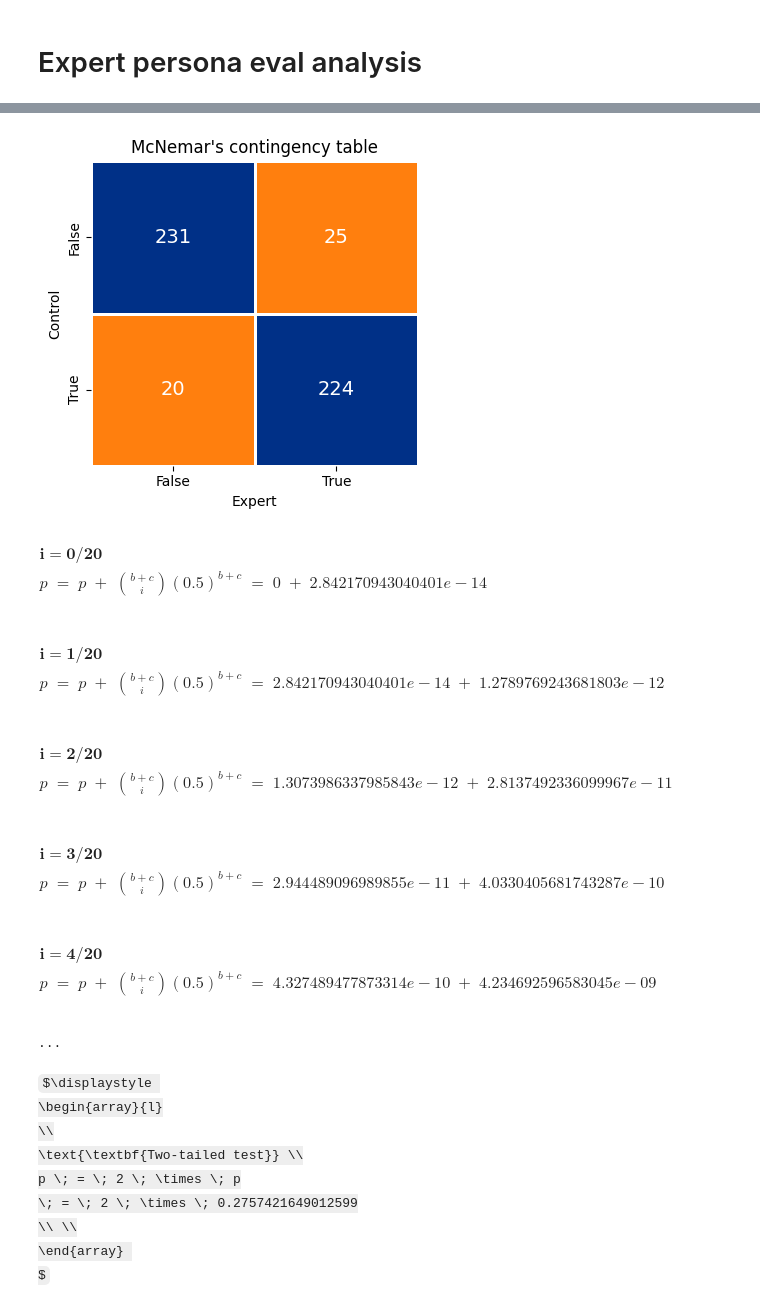
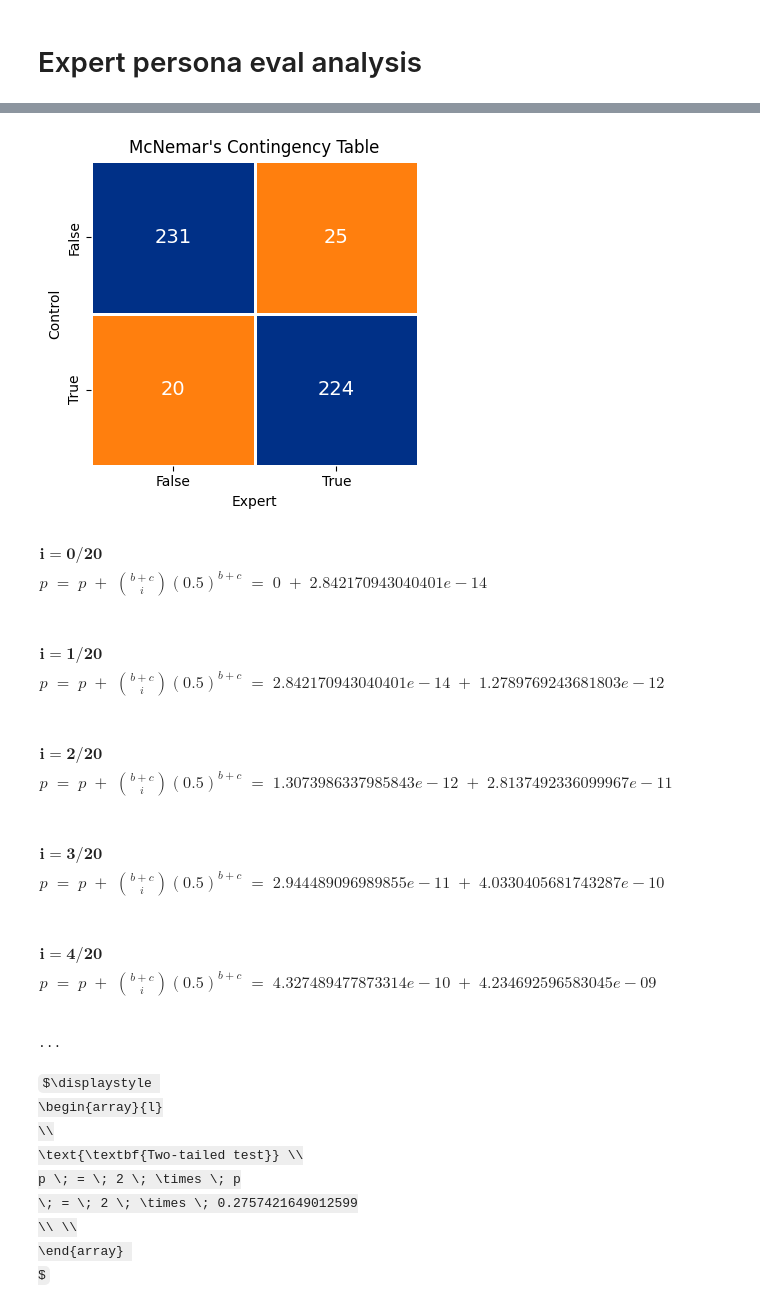
Before and after one commit to jcarterlab/expert-persona-eval, a Jupyter notebook: eval_analysis.ipynb, the cells around one changed output, grey strips where cells are left out. Drawn from its saved outputs; the diff is of its cells as text; code cells hidden in the pictures; some formulas as TeX source.

```diff
--- a/eval_analysis.ipynb
+++ b/eval_analysis.ipynb
@@ -363,6 +468,7 @@ verbose = True
 truncate_at = 5
 
 
+# contingency table vizz
 table = pd.crosstab(
     paired['control'],
     paired['expert']
@@ -387,15 +493,15 @@ sns.heatmap(
 )
 ax.set_xlabel('Expert')
 ax.set_ylabel('Control')
-ax.set_title("McNemar's contingency table")
+ax.set_title("McNemar's Contingency Table")
 plt.tight_layout()
 plt.show()
 
 
+# calculate and show results
 b = table.iloc[0, 1]
 c = table.iloc[1, 0]
 n = b + c
-
 
 def comb(n, i):
     if i > n:
@@ -409,7 +515,6 @@ def comb(n, i):
         result = result * (n - i + j) // j
 
     return result
-
 
 x = min(b, c)
 p_value = 0
@@ -433,35 +538,34 @@ for i in range(x + 1):
         if i + 1 == truncate_at:
             print('\n...\n')
 
     p_value += term
 
 if verbose:
     display(Math(
         rf'''
             \begin{{array}}{{l}}
             \\
             \text{{\textbf{{Two-tailed test}}}} \\
             p \; = \; 2 \; \times \; p
             \; = \; 2 \; \times \; {min(1, p_value)}
             \\ \\
             \end{{array}}
         '''
     ))
 
 p_value = min(p_value * 2, 1)
 
-
 display(Math(
     rf'''
         \begin{{array}}{{l}}
         \text{{\textbf{{P-value}}}} \\
         {p_value}
         \\ \\
         \end{{array}}
     '''
 ))
 # %% [output]
-[figure, old version]
+[figure, new version]
 $\displaystyle
             \begin{array}{l}
             \\
```
Also changed, not shown: parts of 12 cells of this notebook.
